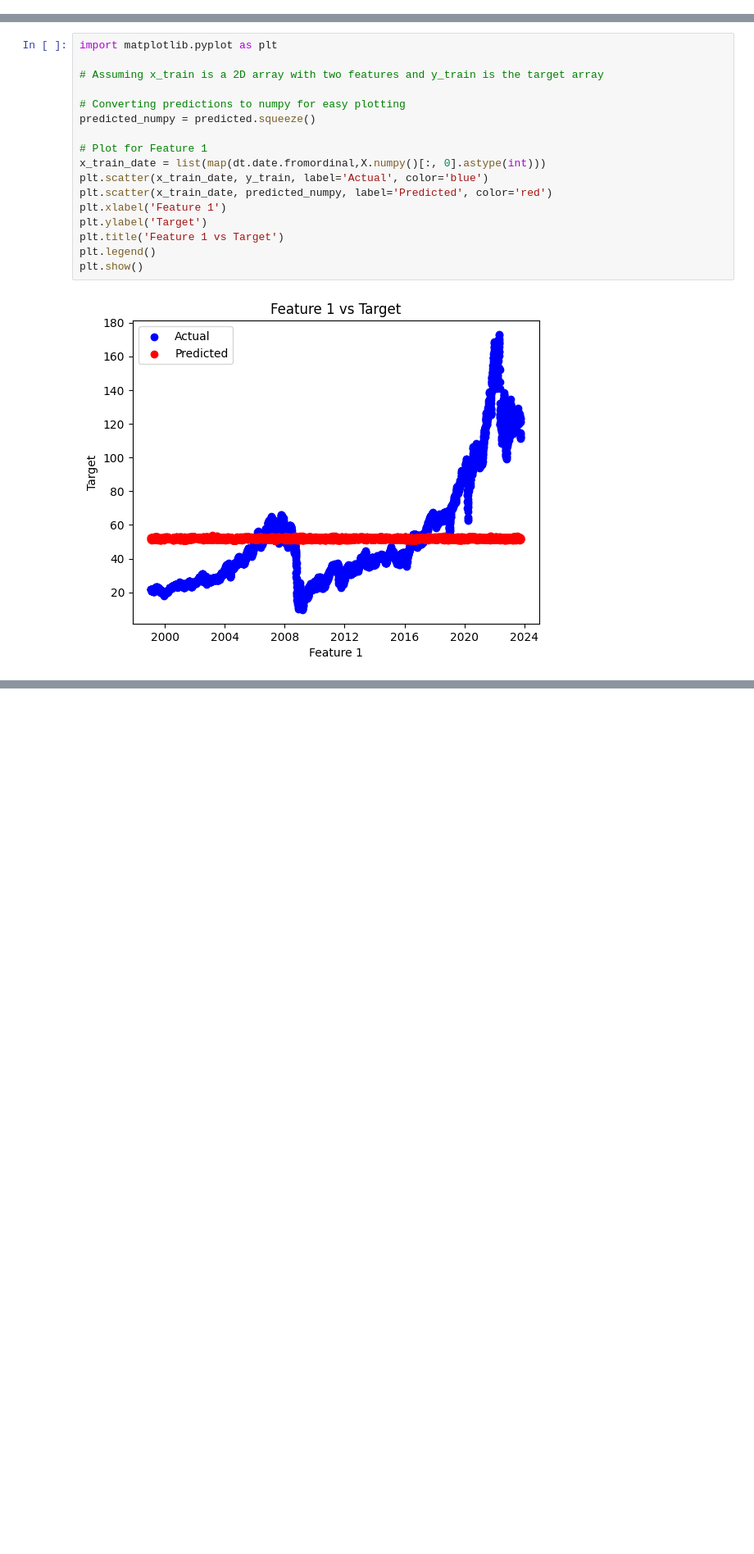
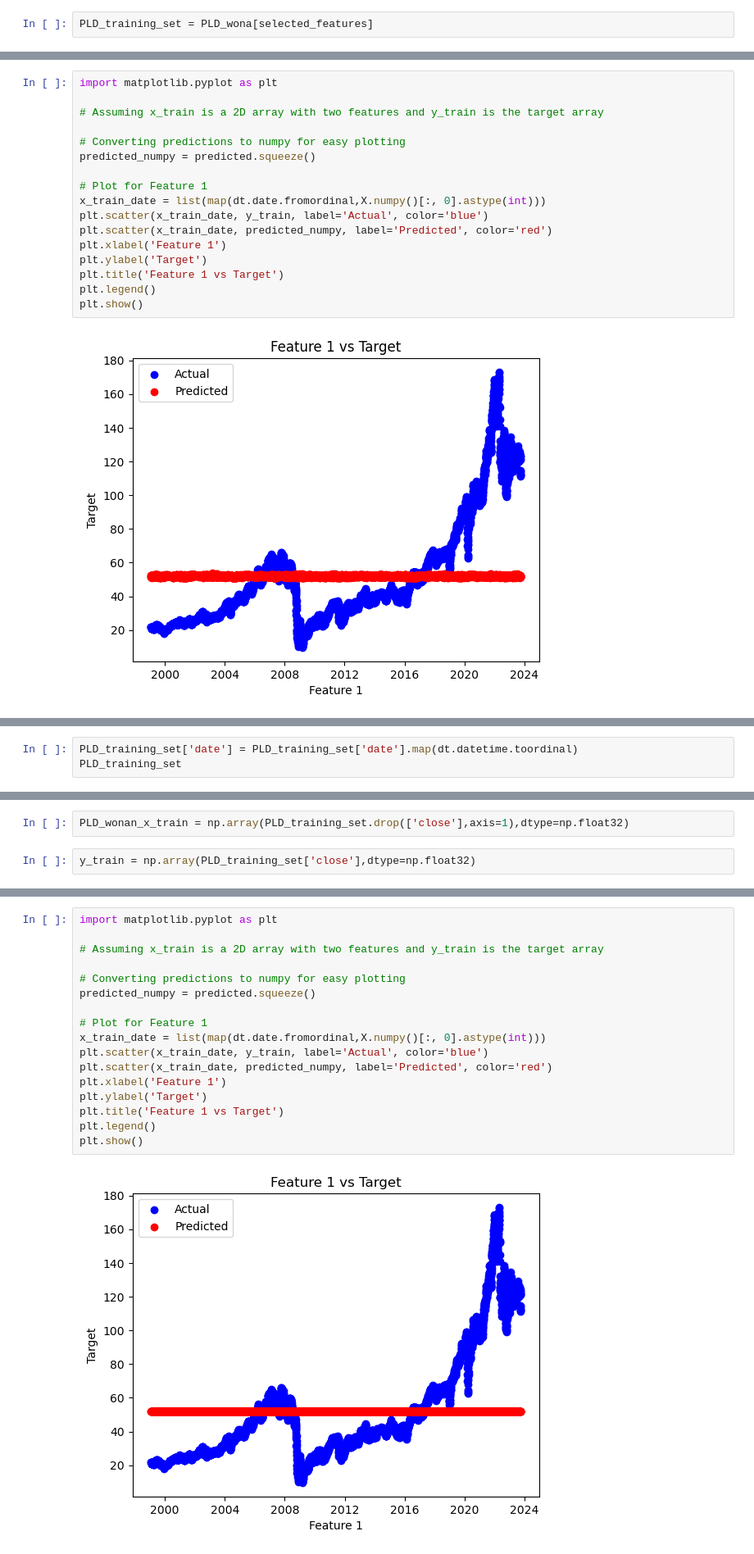
Before and after one commit to ivanleongwm/339, a Jupyter notebook: Neural Network v1.ipynb, the cells around one changed output, grey strips where cells are left out. Shown at 82% size. Saved outputs shown, nothing was run; the diff lists cells and outputs as text; blank space fills up the shorter version.

```diff
--- a/Neural Network v1.ipynb
+++ b/Neural Network v1.ipynb
@@ -104,0 +113,2 @@ PLD = get_data('PLD')
+# %%
+PLD_training_set = PLD_wona[selected_features]
@@ -552,0 +601,3 @@ plt.show()
+# %%
+PLD_training_set['date'] = PLD_training_set['date'].map(dt.datetime.toordinal)
+PLD_training_set
@@ -552,0 +623,4 @@ plt.show()
+# %%
+PLD_wonan_x_train = np.array(PLD_training_set.drop(['close'],axis=1),dtype=np.float32)
+# %%
+y_train = np.array(PLD_training_set['close'],dtype=np.float32)
@@ -552,0 +715,19 @@ plt.show()
+# %%
+import matplotlib.pyplot as plt
+
+# Assuming x_train is a 2D array with two features and y_train is the target array
+
+# Converting predictions to numpy for easy plotting
+predicted_numpy = predicted.squeeze()
+
+# Plot for Feature 1
+x_train_date = list(map(dt.date.fromordinal,X.numpy()[:, 0].astype(int)))
+plt.scatter(x_train_date, y_train, label='Actual', color='blue')
+plt.scatter(x_train_date, predicted_numpy, label='Predicted', color='red')
+plt.xlabel('Feature 1')
+plt.ylabel('Target')
+plt.title('Feature 1 vs Target')
+plt.legend()
+plt.show()
+# %% [output]
+[figure, added]
```
Also changed, not shown: parts of 18 cells of this notebook, 8 other files.
